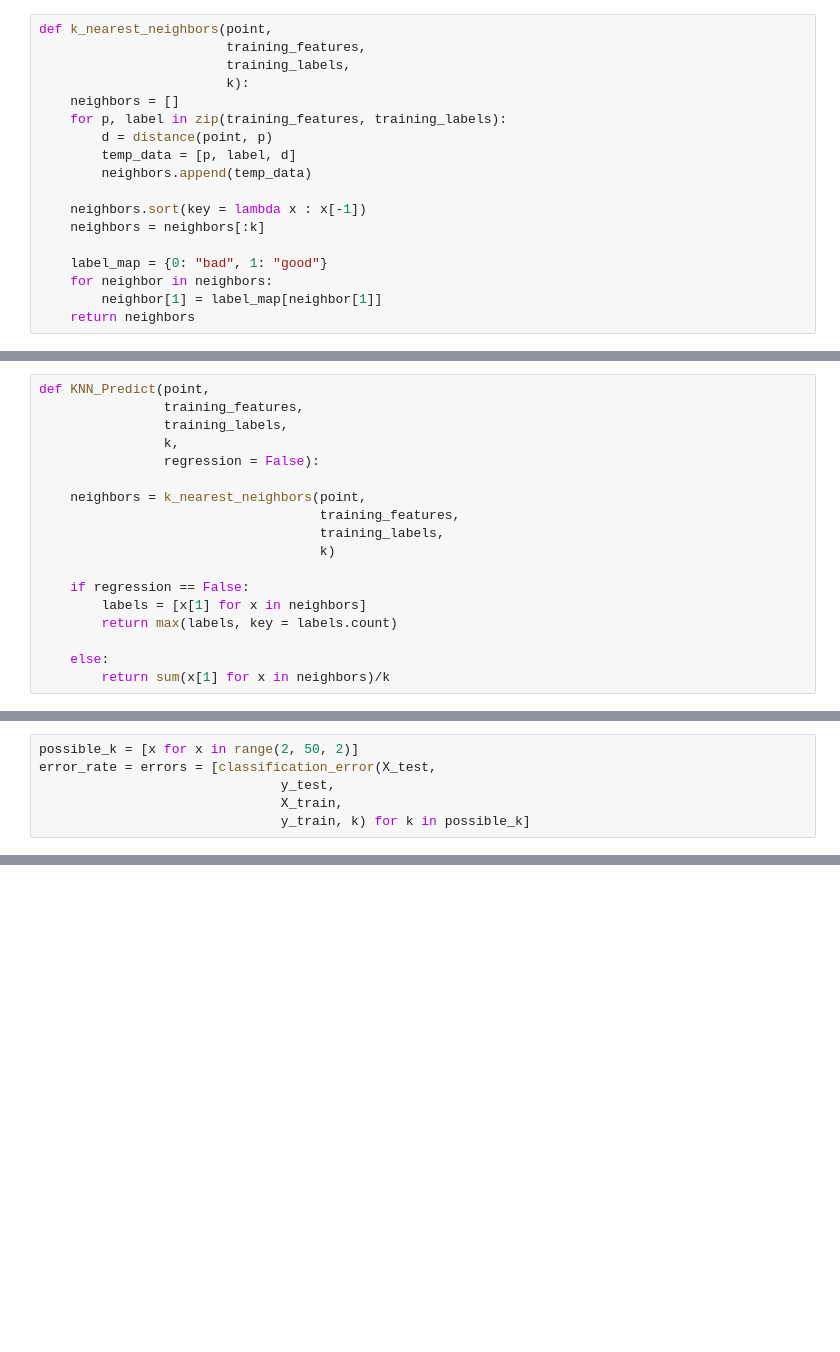
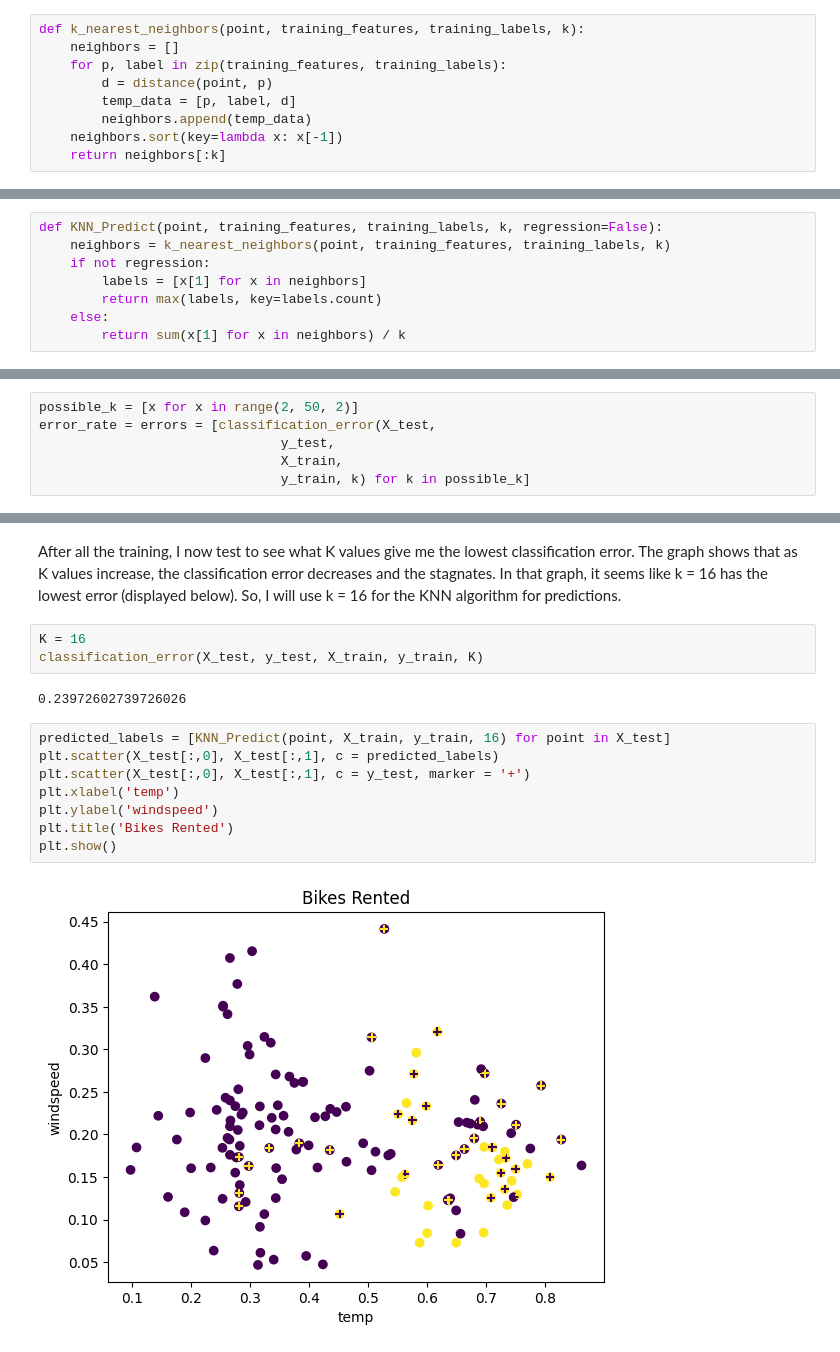
Before and after one commit to Krish-Patel-1/CMOR438, a Jupyter notebook: Supervised-Learning/5. K-Nearest-Neighbors/K-Nearest-Neighbors.ipynb, the cells around one changed output, grey strips where cells are left out. Saved outputs shown, nothing was run; the diff lists cells and outputs as text; blank space fills up the shorter version.

```diff
--- a/Supervised-Learning/5. K-Nearest-Neighbors/K-Nearest-Neighbors.ipynb
+++ b/Supervised-Learning/5. K-Nearest-Neighbors/K-Nearest-Neighbors.ipynb
@@ -144,23 +154,14 @@ print(f"The distance between the 5th and 15th points is {distance(X_train[5], X_
 # %% [output]
 The distance between the 5th and 15th points is 0.2612945742146209
 # %%
-def k_nearest_neighbors(point,
-                        training_features,
-                        training_labels,
-                        k):
+def k_nearest_neighbors(point, training_features, training_labels, k):
     neighbors = []
     for p, label in zip(training_features, training_labels):
         d = distance(point, p)
         temp_data = [p, label, d]
         neighbors.append(temp_data)
-
-    neighbors.sort(key = lambda x : x[-1])
-    neighbors = neighbors[:k]
-
-    label_map = {0: "bad", 1: "good"}
-    for neighbor in neighbors:
-        neighbor[1] = label_map[neighbor[1]]
-    return neighbors
+    neighbors.sort(key=lambda x: x[-1])
+    return neighbors[:k]
 # %%
 K = 5
 k_nearest_neighbors(X_test[-1], X_train, y_train, K)
@@ -176,20 +177,10 @@ label_map[y_test[-1]]
 # %% [output]
 'bad'
 # %%
-def KNN_Predict(point,
-                training_features,
-                training_labels,
-                k,
-                regression = False):
-
-    neighbors = k_nearest_neighbors(point,
-                                    training_features,
-                                    training_labels,
-                                    k)
-
-    if regression == False:
+def KNN_Predict(point, training_features, training_labels, k, regression=False):
+    neighbors = k_nearest_neighbors(point, training_features, training_labels, k)
+    if not regression:
         labels = [x[1] for x in neighbors]
-        return max(labels, key = labels.count)
-
+        return max(labels, key=labels.count)
     else:
-        return sum(x[1] for x in neighbors)/k
+        return sum(x[1] for x in neighbors) / k
@@ -234,0 +216,17 @@ plt.show()
+# %% [markdown]
+After all the training, I now test to see what K values give me the lowest classification error. The graph shows that as K values increase, the classification error decreases and the stagnates. In that graph, it seems like k = 16 has the lowest error (displayed below). So, I will use k = 16 for the KNN algorithm for predictions.
+# %%
+K = 16
+classification_error(X_test, y_test, X_train, y_train, K)
+# %% [output]
+0.23972602739726026
+# %%
+predicted_labels = [KNN_Predict(point, X_train, y_train, 16) for point in X_test]
+plt.scatter(X_test[:,0], X_test[:,1], c = predicted_labels)
+plt.scatter(X_test[:,0], X_test[:,1], c = y_test, marker = '+')
+plt.xlabel('temp')
+plt.ylabel('windspeed')
+plt.title('Bikes Rented')
+plt.show()
+# %% [output]
+[figure, added]
```
Also changed, not shown: parts of 15 cells of this notebook, 4 other files.
